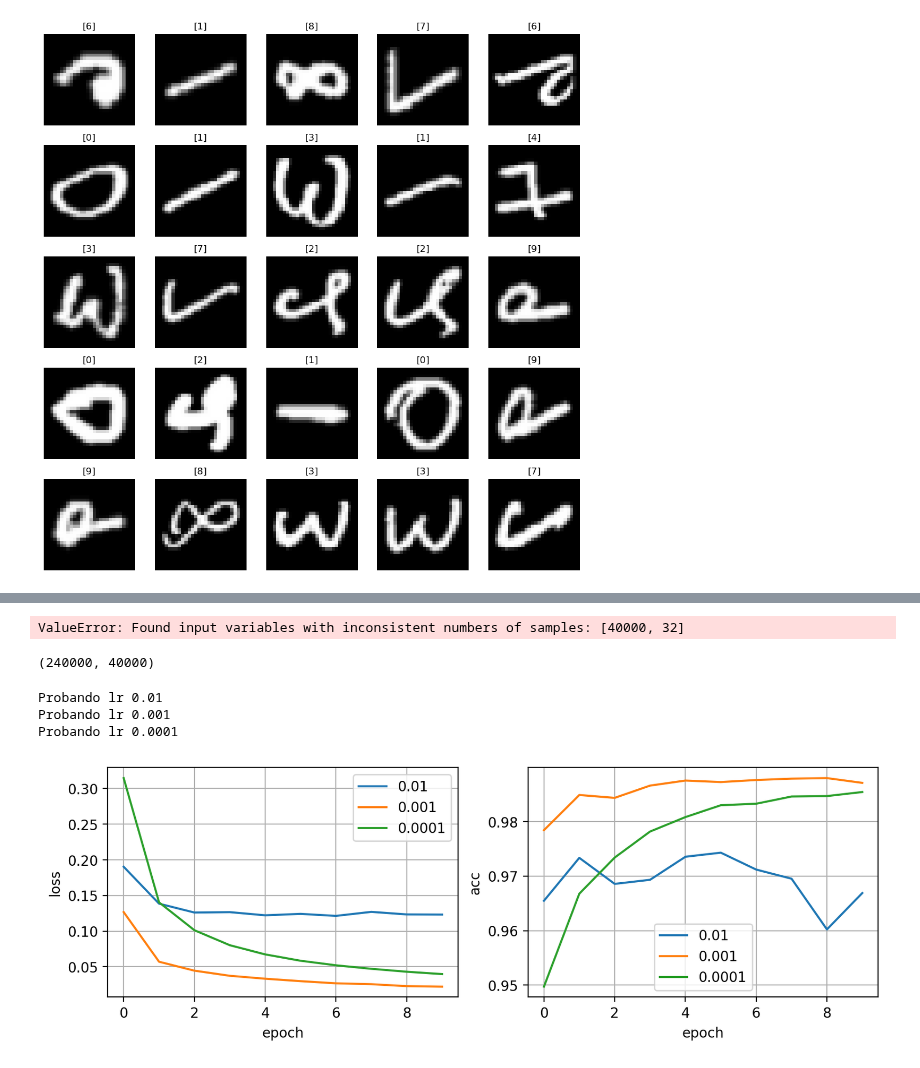
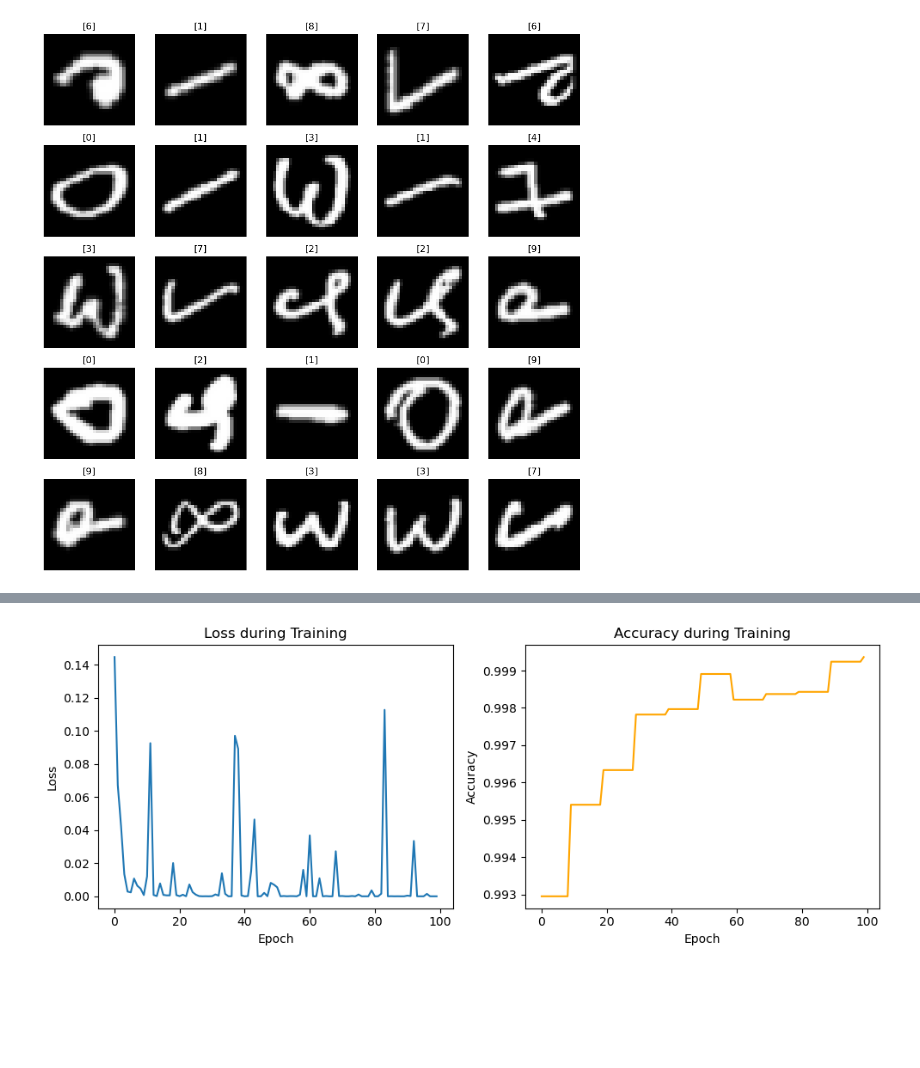
Before and after one commit to marcanii/SIS421---2-23, a Jupyter notebook: Laboratories/Lab01.1_mlp_ennist.ipynb, the cells around one changed output, grey strips where cells are left out. Drawn from its saved outputs; the diff is of its cells as text; code cells hidden in the pictures; blank space fills up the shorter version.

```diff
--- a/Laboratories/Lab01.1_mlp_ennist.ipynb
+++ b/Laboratories/Lab01.1_mlp_ennist.ipynb
@@ -65,8 +65,3 @@ def build_model(D_in=28*28, H=100, D_out=10):
         torch.nn.ReLU(),
         torch.nn.Linear(H, D_out)
     ).cuda()
-# %%
-model = build_model()
-test_input = torch.randn((64, 28*28)).cuda()
-test_output = model(test_input)
-test_output.shape
@@ -83,7 +76,7 @@ class Dataset(torch.utils.data.Dataset):
         return self.X[ix], self.Y[ix]
 # %%
 # fit de un batch
-dataset = Dataset(X_train[:20000], y_train[:20000].squeeze())
+dataset = Dataset(X_train, y_train.squeeze())
 dataloader = torch.utils.data.DataLoader(dataset, batch_size=64, shuffle=True)
 
 len(dataset)
@@ -125,21 +134,0 @@ Epoch 100/100 loss 0.00000 acc 32/32
-# %%
-from sklearn.metrics import accuracy_score
-
-accuracy = accuracy_score(y_test, y_pred)
-accuracy
-# %% [output]
-ValueError: Found input variables with inconsistent numbers of samples: [40000, 32]
-# %%
-dataset = {
-    'train': Dataset(X_train, y_train.squeeze()),
-    'val': Dataset(X_test, y_test.squeeze()),
-}
-
-dataloader = {
-    'train': torch.utils.data.DataLoader(dataset['train'], batch_size=32, shuffle=True),
-    'val': torch.utils.data.DataLoader(dataset['val'], batch_size=1000, shuffle=False)
-}
-
-len(dataset['train']), len(dataset['val'])
-# %% [output]
-(240000, 40000)
@@ -203,28 +135,23 @@ def fit(model, dataloader, optimizer, scheduler=None, epochs=10, log_each=1, wei
-# %%
-lr = 0.001
-model = build_model()
-optimizer = torch.optim.Adam(model.parameters(), lr=lr)
-hist = fit(model, dataloader, optimizer, epochs=10, verbose=0)
-# %% [output]
-Probando lr 0.01
-Probando lr 0.001
-Probando lr 0.0001
-# %%
-fig = plt.figure(dpi=200, figsize=(10,3))
-ax = plt.subplot(121)
-for i in range(len(lrs)):
-    ax.plot(hists[i]['loss'], label=lrs[i])
-ax.legend()
-ax.grid(True)
-ax.set_xlabel('epoch')
-ax.set_ylabel('loss')
-ax = plt.subplot(122)
-for i in range(len(lrs)):
-    ax.plot(hists[i]['val_acc'], label=lrs[i])
-ax.legend()
-ax.grid(True)
-ax.set_ylabel('acc')
-ax.set_xlabel('epoch')
-plt.show()
-# %% [output]
-[figure, removed]
+# %%
+def plot_loss_and_accuracy(loss_values, accuracy_values):
+    plt.figure(figsize=(10, 4))
+
+    plt.subplot(1, 2, 1)
+    plt.plot(loss_values)
+    plt.xlabel('Epoch')
+    plt.ylabel('Loss')
+    plt.title('Loss during Training')
+
+    plt.subplot(1, 2, 2)
+    plt.plot(accuracy_values, color='orange')
+    plt.xlabel('Epoch')
+    plt.ylabel('Accuracy')
+    plt.title('Accuracy during Training')
+
+    plt.tight_layout()
+    plt.show()
+
+# Llamamos a la función para dibujar
+plot_loss_and_accuracy(loss_values, accuracy_values)
+# %% [output]
+[figure, added]
```
Also changed, not shown: parts of 5 cells of this notebook.
